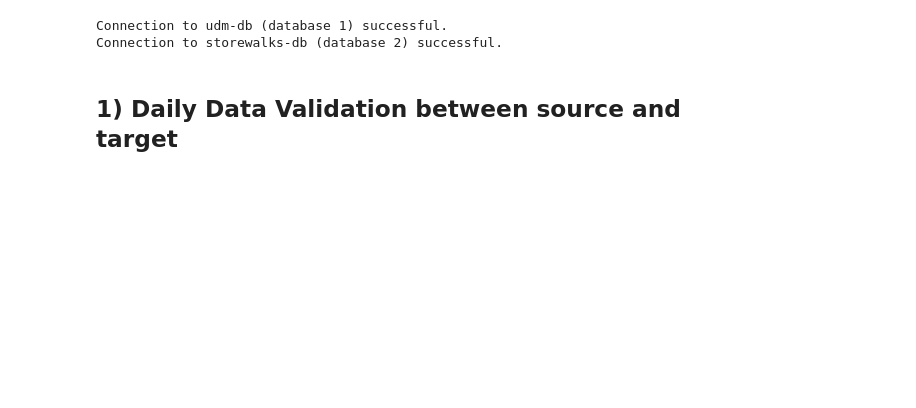
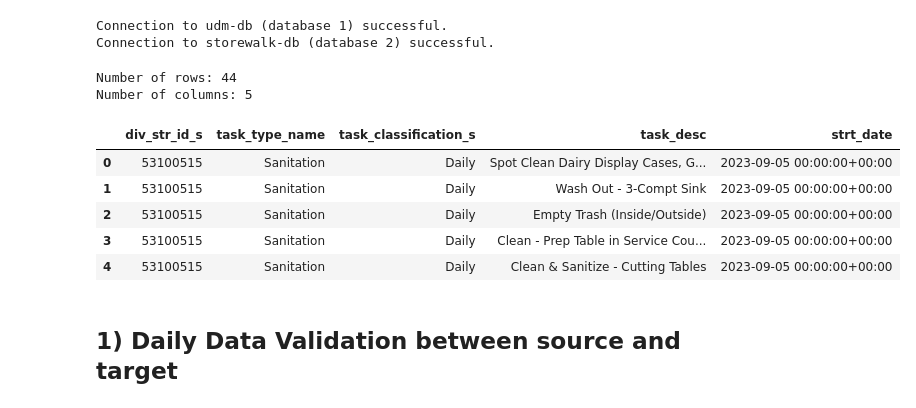
Before and after one commit to Abdus-4584/Abdus-4584, a Jupyter notebook: TM_Store_Walk_In.ipynb, the cells around one changed output. Cells and saved outputs as stored; diff of their text form; code cells hidden in the pictures; blank space fills up the shorter version.

```diff
--- a/TM_Store_Walk_In.ipynb
+++ b/TM_Store_Walk_In.ipynb
@@ -46,7 +47,61 @@ print("Connection to udm-db (database 1) successful.")
 
 # Get a Cloud Spanner database by ID (for database_id_1).
 database_2 = instance.database(database_id_2)
-print("Connection to storewalks-db (database 2) successful.")
+print("Connection to storewalk-db (database 2) successful.")
 # %% [output]
 Connection to udm-db (database 1) successful.
-Connection to storewalks-db (database 2) successful.
+Connection to storewalk-db (database 2) successful.
+# %%
+#database_id_1 = "udm-db"  & instance_id = "nc-event-sink-instance" (Source Query) --dummy
+# Define the date you want to query (in UTC)
+query_date_utc = datetime(2023, 9, 5, tzinfo=timezone.utc)
+#Source Data
+with database_1.snapshot() as snapshot:
+    result = snapshot.execute_sql("""
+SELECT
+                div_str_id AS div_str_id_s,
+                task_type_name,
+                task_classification AS task_classification_s,
+                a.task_desc, strt_date
+            FROM
+                (SELECT * FROM santn_rotn_task_mstr) a
+                JOIN (SELECT * FROM sub_dpmt_mpng) b USING (sub_dpmt_id)
+                JOIN (SELECT * FROM str_dpmt_mpng) c ON c.dpmt_name = b.prmry_dpmt_name
+                LEFT JOIN (SELECT * FROM rolng_task_addtnl_info) d
+                    ON (a.santn_rotn_task_mstr_id = d.santn_rotn_task_mstr_id)
+            WHERE
+                a.is_actv = 'Y'
+                AND c.is_actv = 'Y'
+                and strt_date >= @query_date_utc
+                and strt_date <= @query_date_utc
+                AND task_classification LIKE 'Daily'
+                AND div_str_id = '53100515'
+                    """,
+        params={'query_date_utc': query_date_utc},
+        param_types={'query_date_utc': spanner.param_types.TIMESTAMP}
+        )
+
+    # Stream in rows
+    rows = list()
+    for row in result:
+        rows.append(row)
+
+    # Get column names
+    cols = [x.name for x in result.fields]
+
+    # Convert to pandas dataframe
+    result_sx_df = pd.DataFrame(rows, columns = cols)
+# %%
+num_rows, num_columns = result_sx_df.shape
+print(f"Number of rows: {num_rows}")
+print(f"Number of columns: {num_columns}")
+result_sx_df.head()
+# %% [output]
+Number of rows: 44
+Number of columns: 5
+|  | div_str_id_s | task_type_name | task_classification_s | task_desc | strt_date |
+| 0 | 53100515 | Sanitation | Daily | Spot Clean Dairy Display Cases, G... | 2023-09-05 00:00:00+00:00 |
+| 1 | 53100515 | Sanitation | Daily | Wash Out - 3-Compt Sink | 2023-09-05 00:00:00+00:00 |
+| 2 | 53100515 | Sanitation | Daily | Empty Trash (Inside/Outside) | 2023-09-05 00:00:00+00:00 |
+| 3 | 53100515 | Sanitation | Daily | Clean - Prep Table in Service Cou... | 2023-09-05 00:00:00+00:00 |
+| 4 | 53100515 | Sanitation | Daily | Clean & Sanitize - Cutting Tables | 2023-09-05 00:00:00+00:00 |
```
Also changed, not shown: parts of 60 cells of this notebook.
